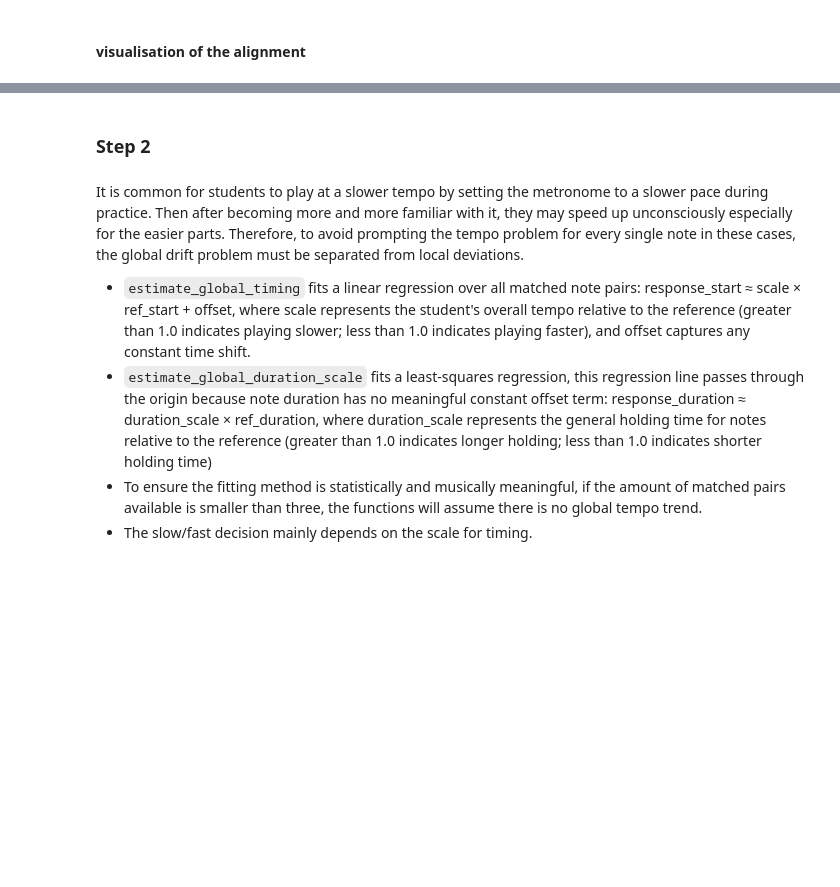
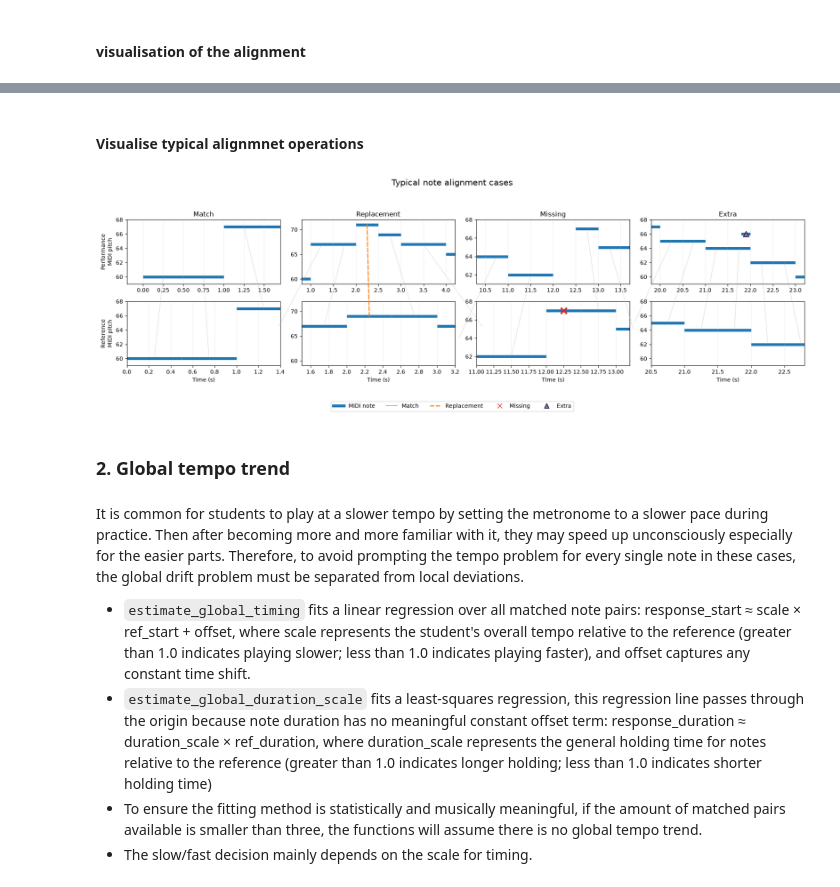
Before and after one commit to lambda-feedback/compareMusic, a Jupyter notebook: notebooks/Phase1-1.5_summary.ipynb, the cells around one changed output, grey strips where cells are left out. Drawn from its saved outputs; the diff is of its cells as text; code cells hidden in the pictures; blank space fills up the shorter version.

```diff
--- a/notebooks/Phase1-1.5_summary.ipynb
+++ b/notebooks/Phase1-1.5_summary.ipynb
@@ -298,5 +378,28 @@ plt.show()
+# %% [markdown]
+#### Visualise typical alignmnet operations
+# %%
+twinkle_data = load_named_midi_test_case(
+    json_path="../data/longMIDIsequence.json",
+    case_name="twinkle_scattered_errors",
+)
+
+typical_cases = [
+    ("Match", 0.0, 1.4),
+    ("Replacement", 1.5, 3.2),
+    ("Missing", 11.0, 13.2),
+    ("Extra", 20.5, 22.8),
+]
+
+plot_typical_alignment_cases(
+    reference_events=twinkle_data["reference_events"],
+    response_events=twinkle_data["response_events"],
+    event_details=twinkle_data["event_details"],
+    cases=typical_cases,
+)
+# %% [output]
+[figure, added]
 # %% [markdown]
-### Step 2
+### 2. Global tempo trend
 # %% [markdown]
 It is common for students to play at a slower tempo by setting the metronome to a slower pace during practice. Then after becoming more and more familiar with it, they may speed up unconsciously especially for the easier parts. Therefore, to avoid prompting the tempo problem for every single note in these cases, the global drift problem must be separated from local deviations.
 - `estimate_global_timing` fits a linear regression over all matched note pairs: response_start ≈ scale × ref_start + offset, where scale represents the student's overall tempo relative to the reference (greater than 1.0 indicates playing slower; less than 1.0 indicates playing faster), and offset captures any constant time shift.
```
Also changed, not shown: parts of 40 cells of this notebook.
